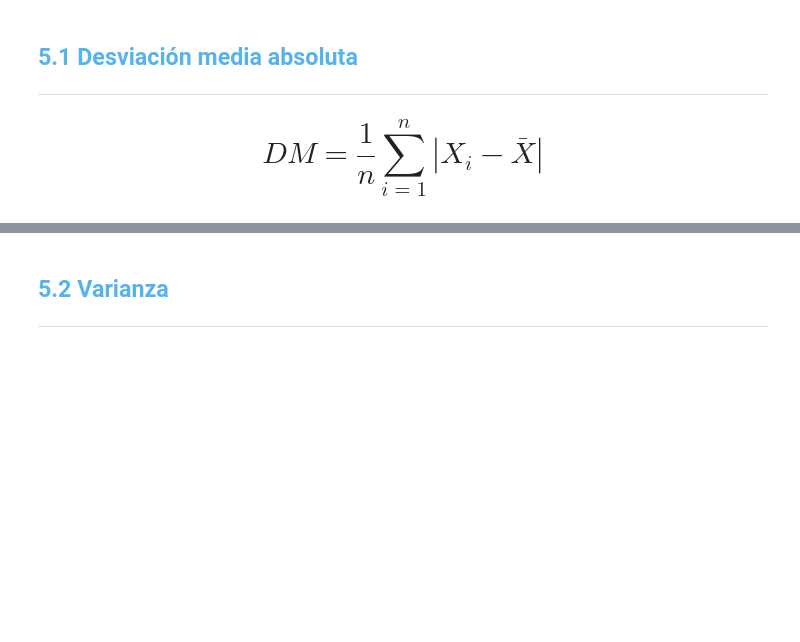
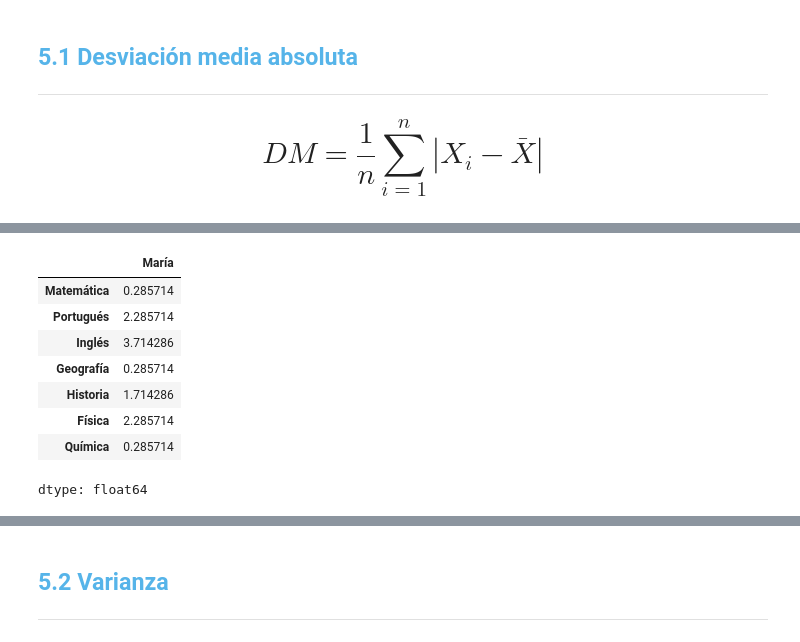
Before and after one commit to Edwseth/Numpy-An-lisis-num-rico-eficiente-con-Python, a Jupyter notebook: Curso_de_Estadística_con_Python_1.ipynb, the cells around one changed output, grey strips where cells are left out. Saved outputs shown, nothing was run; the diff lists cells and outputs as text; code cells hidden in the pictures; blank space fills up the shorter version.

```diff
--- a/Curso_de_Estadística_con_Python_1.ipynb
+++ b/Curso_de_Estadística_con_Python_1.ipynb
@@ -1120,0 +1164,13 @@ Aunque las medidas de tendencia central y de localización proporcionan un resum
+# %%
+notas_maria_dispersion['|Desviacion|'] = notas_maria_dispersion['Desviacion'].abs()
+notas_maria_dispersion
+# %% [output]
+|  | María |
+| Matemática | 0.285714 |
+| Portugués | 2.285714 |
+| Inglés | 3.714286 |
+| Geografía | 0.285714 |
+| Historia | 1.714286 |
+| Física | 2.285714 |
+| Química | 0.285714 |
+dtype: float64
```
Also changed, not shown: parts of 20 cells of this notebook.
